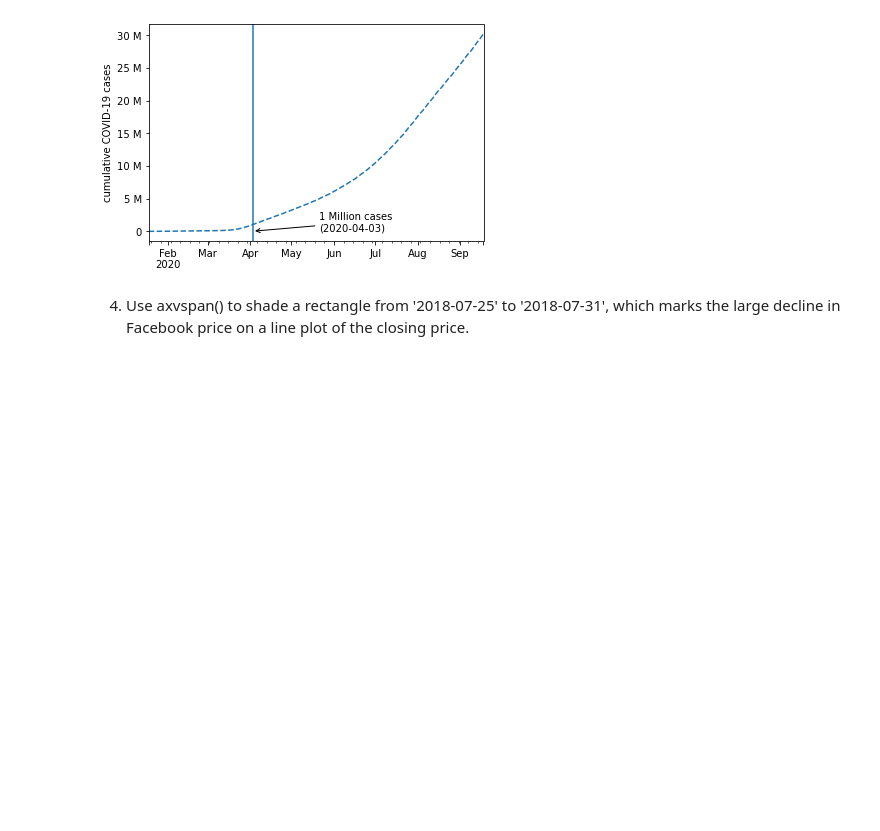
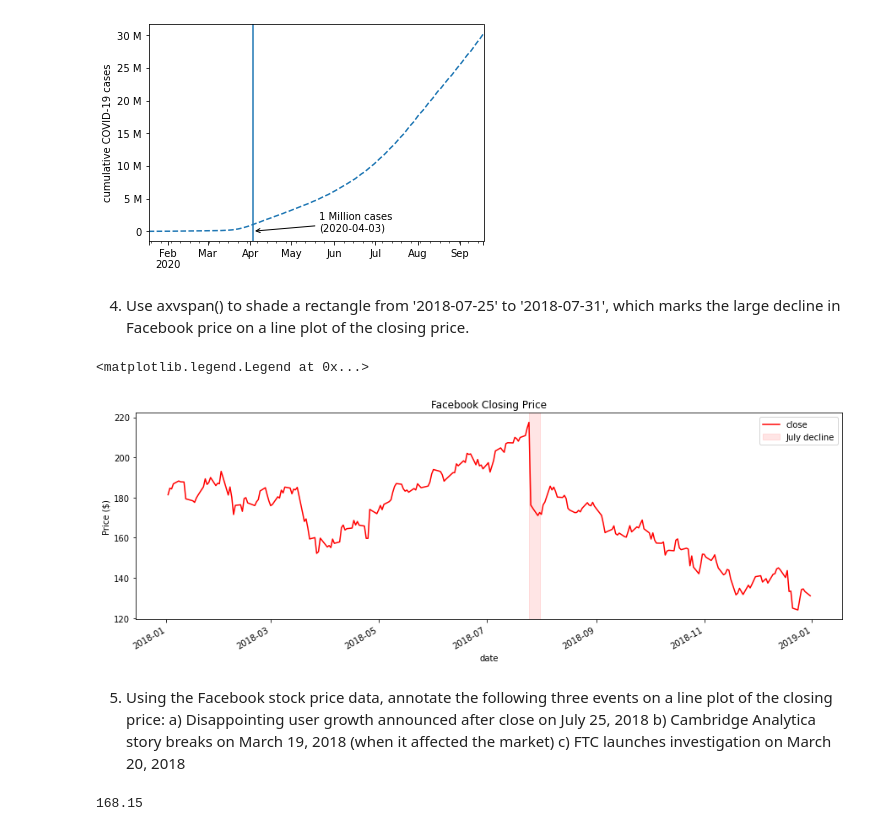
Before and after one commit to adrianacupp/Hands-On-Data-Analysis-with-Pandas-2nd-edition, a Jupyter notebook: ch_06/Exercises_chapter_6.ipynb, the cells around one changed output. Drawn from its saved outputs; the diff is of its cells as text; code cells hidden in the pictures; blank space fills up the shorter version.

```diff
--- a/ch_06/Exercises_chapter_6.ipynb
+++ b/ch_06/Exercises_chapter_6.ipynb
@@ -120,3 +113,20 @@ Text(2020-05-21, 2020-04-03 00:00:00, '1 Million cases\n(2020-04-03)')
 [figure]
 # %% [markdown]
 4. Use axvspan() to shade a rectangle from '2018-07-25' to '2018-07-31', which marks the large decline in Facebook price on a line plot of the closing price.
+# %%
+fb.close.plot(kind='line', figsize=(15, 5), color='red')
+plt.axvspan(
+    '2018-07-25', '2018-07-31', alpha=0.1, label='July decline', color= 'red',
+)
+plt.ylabel('Price ($)')
+plt.title('Facebook Closing Price')
+plt.legend()
+# %% [output]
+<matplotlib.legend.Legend at 0x...>
+[figure, added]
+# %% [markdown]
+5. Using the Facebook stock price data, annotate the following three events on a line plot of the closing price: a) Disappointing user growth announced after close on July 25, 2018 b) Cambridge Analytica story breaks on March 19, 2018 (when it affected the market) c) FTC launches investigation on March 20, 2018
+# %%
+y_value
+# %% [output]
+168.15
```
Also changed, not shown: parts of 3 cells of this notebook, 1 other file.
